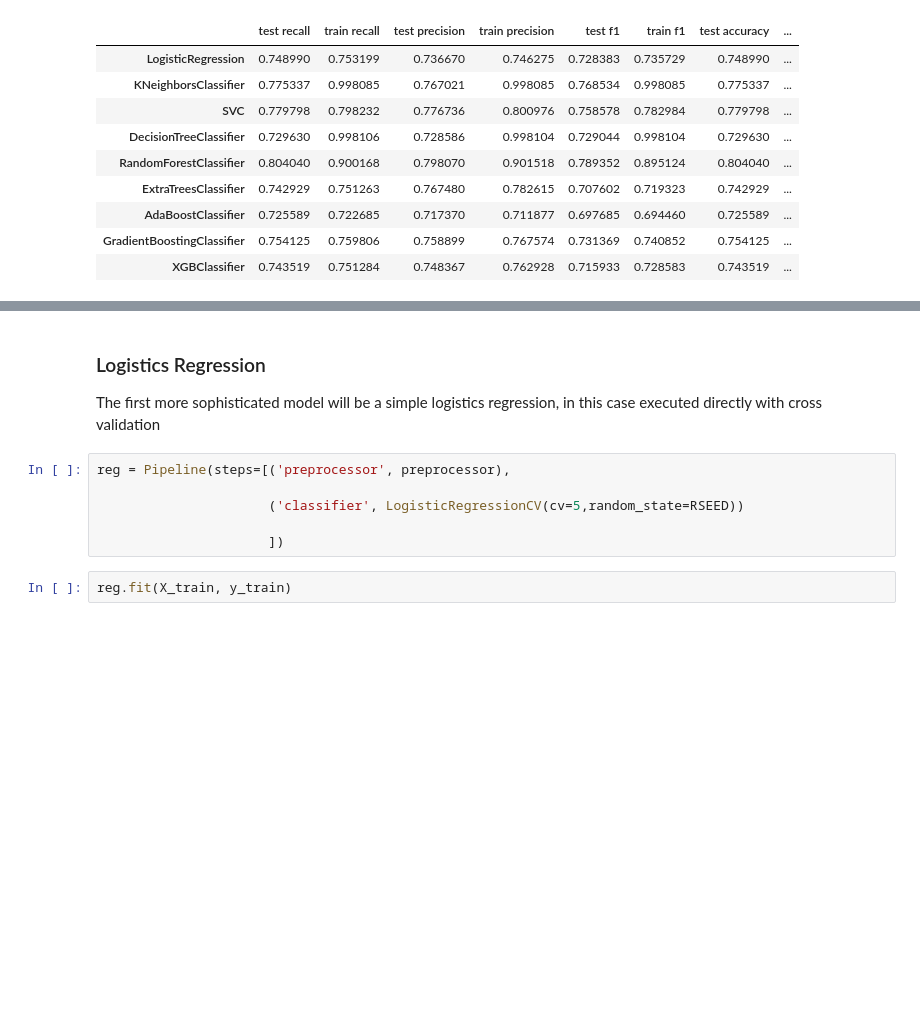
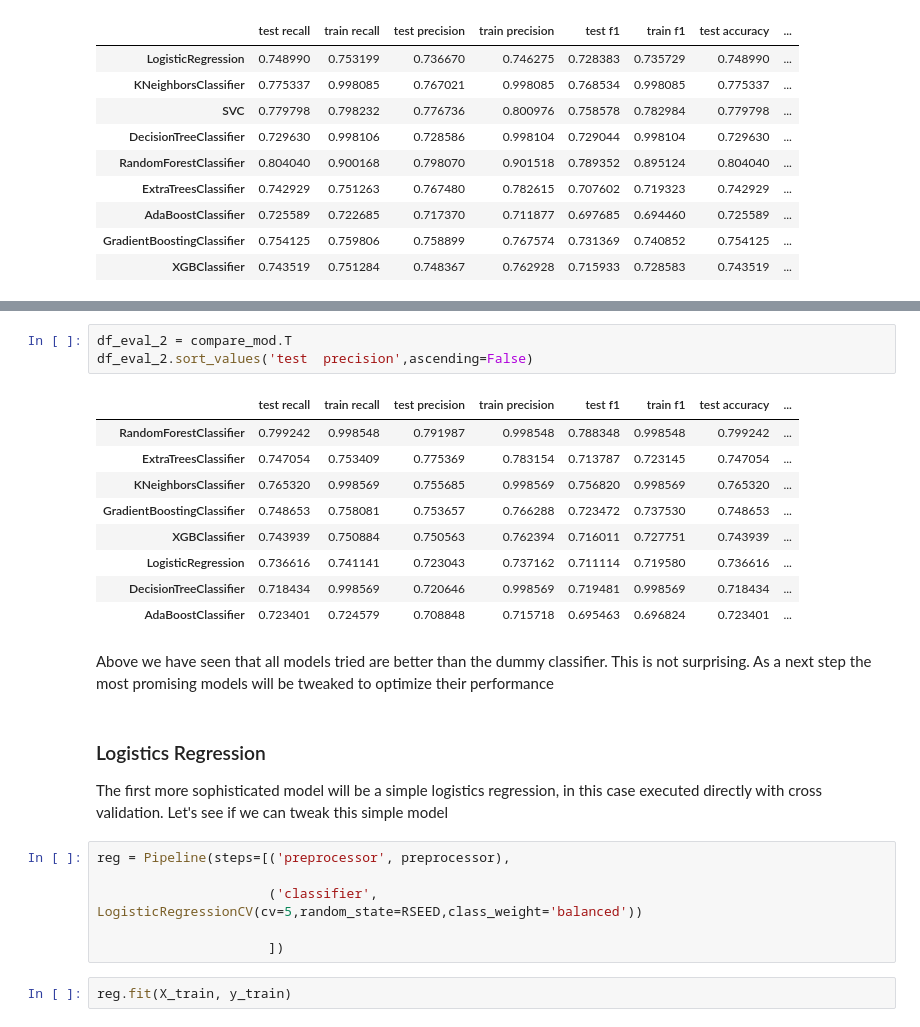
Before and after one commit to torben90/Capstone_NF_Waterpumps_Tanzania, a Jupyter notebook: PumpItUp_Predictive_Modeling.ipynb, the cells around one changed output, grey strips where cells are left out. Saved outputs shown, nothing was run; the diff lists cells and outputs as text; blank space fills up the shorter version.

```diff
--- a/PumpItUp_Predictive_Modeling.ipynb
+++ b/PumpItUp_Predictive_Modeling.ipynb
@@ -398,11 +495,26 @@ df_eval
+# %%
+df_eval_2 = compare_mod.T
+df_eval_2.sort_values('test  precision',ascending=False)
+# %% [output]
+|  | test recall | train recall | test precision | train precision | test f1 | train f1 | test accuracy | ... |
+| RandomForestClassifier | 0.799242 | 0.998548 | 0.791987 | 0.998548 | 0.788348 | 0.998548 | 0.799242 | ... |
+| ExtraTreesClassifier | 0.747054 | 0.753409 | 0.775369 | 0.783154 | 0.713787 | 0.723145 | 0.747054 | ... |
+| KNeighborsClassifier | 0.765320 | 0.998569 | 0.755685 | 0.998569 | 0.756820 | 0.998569 | 0.765320 | ... |
+| GradientBoostingClassifier | 0.748653 | 0.758081 | 0.753657 | 0.766288 | 0.723472 | 0.737530 | 0.748653 | ... |
+| XGBClassifier | 0.743939 | 0.750884 | 0.750563 | 0.762394 | 0.716011 | 0.727751 | 0.743939 | ... |
+| LogisticRegression | 0.736616 | 0.741141 | 0.723043 | 0.737162 | 0.711114 | 0.719580 | 0.736616 | ... |
+| DecisionTreeClassifier | 0.718434 | 0.998569 | 0.720646 | 0.998569 | 0.719481 | 0.998569 | 0.718434 | ... |
+| AdaBoostClassifier | 0.723401 | 0.724579 | 0.708848 | 0.715718 | 0.695463 | 0.696824 | 0.723401 | ... |
+# %% [markdown]
+Above we have seen that all models tried are better than the dummy classifier. This is not surprising. As a next step the most promising models will be tweaked to optimize their performance
 # %% [markdown]
 ### Logistics Regression
 
-The first more sophisticated model will be a simple logistics regression, in this case executed directly with cross validation
+The first more sophisticated model will be a simple logistics regression, in this case executed directly with cross validation. Let's see if we can tweak this simple model
 # %%
 reg = Pipeline(steps=[('preprocessor', preprocessor),
 
-                      ('classifier', LogisticRegressionCV(cv=5,random_state=RSEED))
+                      ('classifier', LogisticRegressionCV(cv=5,random_state=RSEED,class_weight='balanced'))
 
                       ])
 # %%
```
Also changed, not shown: parts of 47 cells of this notebook, 15 other files.
